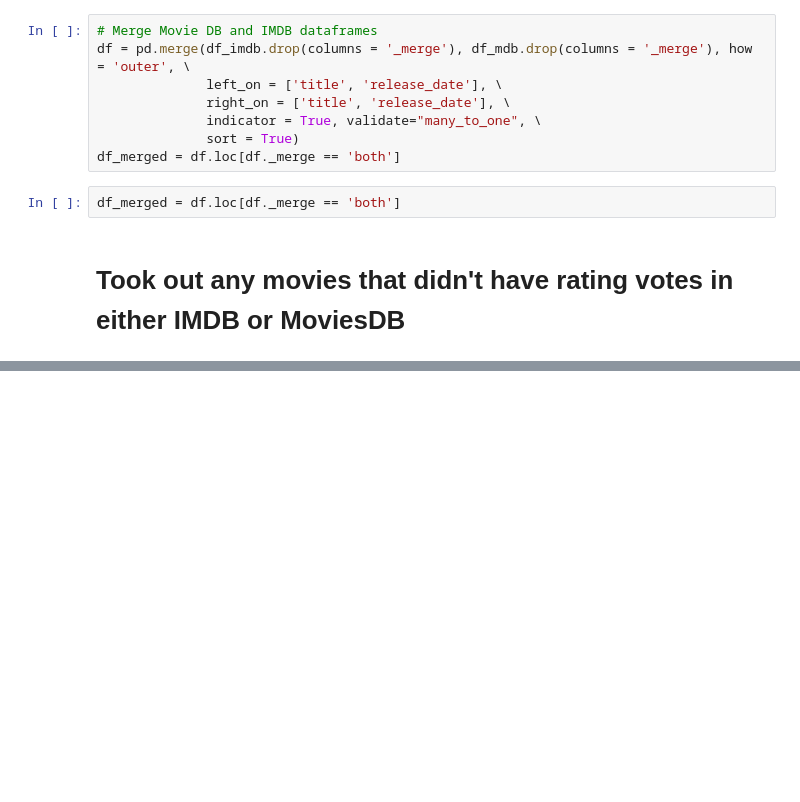
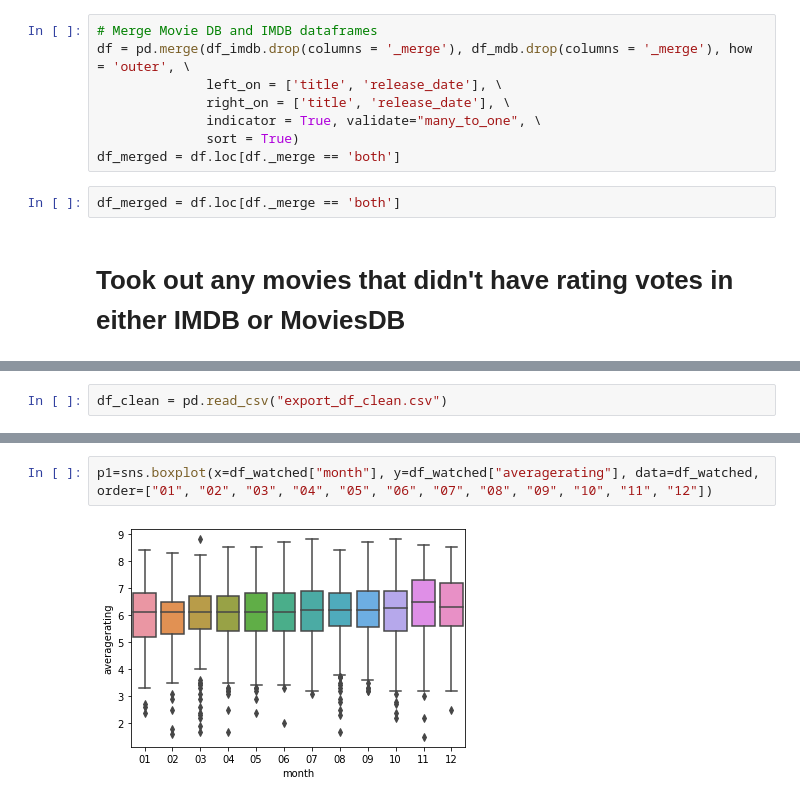
Before and after one commit to anilca-lab/FIS-Mod1-Project, a Jupyter notebook: imported_film_data.ipynb, the cells around one changed output, grey strips where cells are left out. Cells and saved outputs as stored; diff of their text form; blank space fills up the shorter version.

```diff
--- a/imported_film_data.ipynb
+++ b/imported_film_data.ipynb
@@ -96,0 +93,2 @@ df_merged = df.loc[df._merge == 'both']
+# %%
+df_clean = pd.read_csv("export_df_clean.csv")
@@ -120,0 +164,4 @@ memory usage: 1.9+ MB
+# %%
+p1=sns.boxplot(x=df_watched["month"], y=df_watched["averagerating"], data=df_watched, order=["01", "02", "03", "04", "05", "06", "07", "08", "09", "10", "11", "12"])
+# %% [output]
+[figure, added]
```
Also changed, not shown: parts of 14 cells of this notebook, 1 other file.
